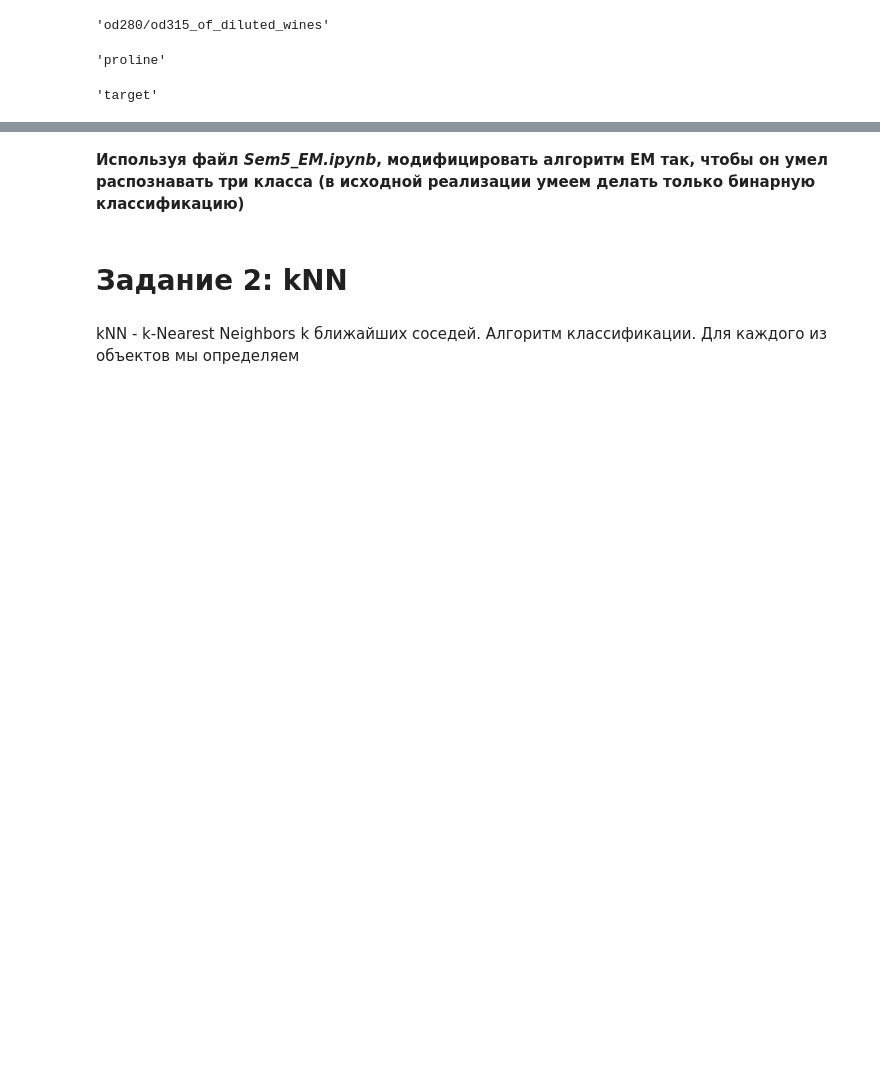
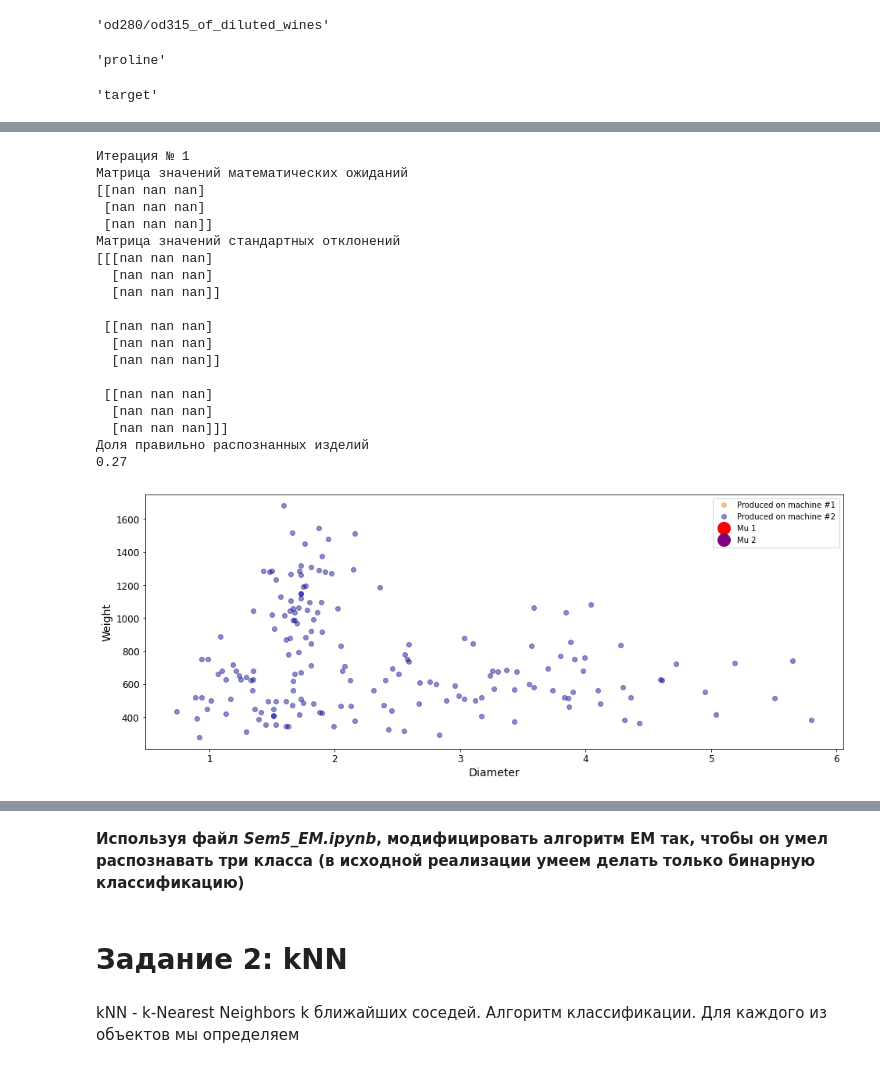
Before and after one commit to cryptoEcho/ML, a Jupyter notebook: Rudzyanskiy_DZ3.ipynb, the cells around one changed output, grey strips where cells are left out. Saved outputs shown, nothing was run; the diff lists cells and outputs as text; code cells hidden in the pictures; blank space fills up the shorter version.

```diff
--- a/Rudzyanskiy_DZ3.ipynb
+++ b/Rudzyanskiy_DZ3.ipynb
@@ -52,6 +53,11 @@ array([0, 1, 2])
 # %% [markdown]
 Выведем названия всех признаков
 # %%
+def x_y(dataframe):
+    X = dataframe[dataframe.columns[:-1]].values
+    y = dataframe[dataframe.columns[-1]].values
+    return X, y
+
 display(*list(df))
 # %% [output]
 'alcohol'
@@ -70,0 +297,75 @@ display(*list(df))
+# %%
+def step_plot():
+    print('Итерация №', i+1)
+    print('Матрица значений математических ожиданий')
+    print(mu)
+    print('Матрица значений стандартных отклонений')
+    print(sigma)
+    print('Доля правильно распознанных изделий')
+    print(round(accuracy_score(y, X_answers),3))
+
+    plt.figure(figsize=(16, 6))
+    plt.plot(
+        X[X1_new_ind,0], X[X1_new_ind,1], 'o', alpha = 0.7, color='sandybrown', label = 'Produced on machine #1')
+    plt.plot(
+        X[X2_new_ind,0], X[X2_new_ind,1], 'o', alpha = 0.45, color = 'darkblue', label = 'Produced on machine #2')
+    plt.plot(mu[0][0], mu[0][1], 'o', markersize = 16, color = 'red', label = 'Mu 1')
+    plt.plot(mu[1][0], mu[1][1], 'o',  markersize = 16, color = 'purple', label = 'Mu 2')
+    plt.xlabel('Diameter')
+    plt.ylabel('Weight')
+    plt.legend()
+    plt.show()
+
+epsilon = 1
+steps = 15
+for i in range(steps):
+    proba_xi = e_step(X, k, m, n, w, mu, sigma)
+    w, mu, sigma = m_step(X, proba_xi, n)
+    X1_new_ind, X2_new_ind, X_answers = x_new(proba_xi)
+    print('Итерация №', i+1)
+    print('Матрица значений математических ожиданий')
+    print(mu)
+    print('Матрица значений стандартных отклонений')
+    print(sigma)
+    print('Доля правильно распознанных изделий')
+    print(round(accuracy_score(y, X_answers),3))
+
+    plt.figure(figsize=(16, 6))
+    plt.plot(
+        X[X1_new_ind,0], X[X1_new_ind,1], 'o', alpha = 0.7, color='sandybrown', label = 'Produced on machine #1')
+    plt.plot(
+        X[X2_new_ind,0], X[X2_new_ind,1], 'o', alpha = 0.45, color = 'darkblue', label = 'Produced on machine #2')
+    plt.plot(mu[0][0], mu[0][1], 'o', markersize = 16, color = 'red', label = 'Mu 1')
+    plt.plot(mu[1][0], mu[1][1], 'o',  markersize = 16, color = 'purple', label = 'Mu 2')
+    plt.xlabel('Diameter')
+    plt.ylabel('Weight')
+    plt.legend()
+    plt.show()
+
+#while epsilon > 0.02:
+#    proba_xi = e_step(X, )
+#    w, mu, sigma = m_step(X, proba_xi, N)
+#    X1_new_
+#
+#    step_plot()
+# %% [output]
+Итерация № 1
+Матрица значений математических ожиданий
+[[nan nan nan]
+ [nan nan nan]
+ [nan nan nan]]
+Матрица значений стандартных отклонений
+[[[nan nan nan]
+  [nan nan nan]
+  [nan nan nan]]
+
+ [[nan nan nan]
+  [nan nan nan]
+  [nan nan nan]]
+
+ [[nan nan nan]
+  [nan nan nan]
+  [nan nan nan]]]
+Доля правильно распознанных изделий
+0.27
+[figure, added]
```
Also changed, not shown: parts of 23 cells of this notebook, 1 other file.
